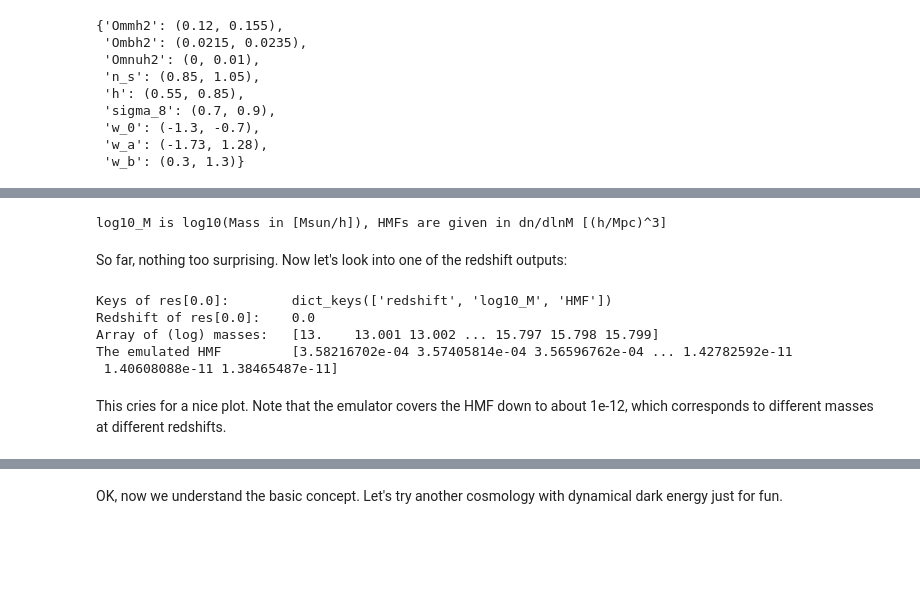
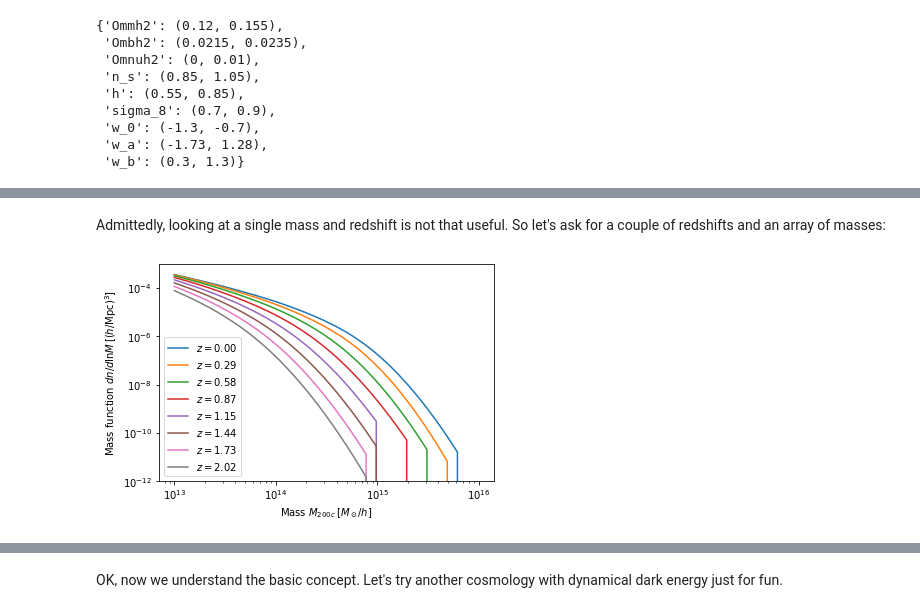
Before and after one commit to SebastianBocquet/MiraTitanHMFemulator, a Jupyter notebook: tutorial.ipynb, the cells around one changed output, grey strips where cells are left out. Cells and saved outputs as stored; diff of their text form; code cells hidden in the pictures; blank space fills up the shorter version.

```diff
--- a/tutorial.ipynb
+++ b/tutorial.ipynb
@@ -60,19 +57,15 @@ dict_keys(['Units', 2.02, 1.61, 1.01, 0.656, 0.434, 0.242, 0.101, 0.0])
-# %%
-print(res['Units'])
-# %% [output]
-log10_M is log10(Mass in [Msun/h]), HMFs are given in dn/dlnM [(h/Mpc)^3]
-# %% [markdown]
-So far, nothing too surprising. Now let's look into one of the redshift outputs:
-# %%
-print("Keys of res[0.0]:\t", res[0.0].keys())
-print("Redshift of res[0.0]:\t", res[0.0]['redshift'])
-print("Array of (log) masses:\t", res[0.0]['log10_M'])
-print("The emulated HMF\t", res[0.0]['HMF'])
-# %% [output]
-Keys of res[0.0]:        dict_keys(['redshift', 'log10_M', 'HMF'])
-Redshift of res[0.0]:    0.0
-Array of (log) masses:   [13.    13.001 13.002 ... 15.797 15.798 15.799]
-The emulated HMF         [3.58216702e-04 3.57405814e-04 3.56596762e-04 ... 1.42782592e-11
- 1.40608088e-11 1.38465487e-11]
-# %% [markdown]
-This cries for a nice plot. Note that the emulator covers the HMF down to about 1e-12, which corresponds to different masses at different redshifts.
+# %% [markdown]
+Admittedly, looking at a single mass and redshift is not that useful. So let's ask for a couple of redshifts and an array of masses:
+# %%
+z = np.linspace(0,2.02,8)
+m = np.logspace(13,16,301)
+res = HMFemu.predict(fiducial_cosmo, z, m)
+
+for i,_z in enumerate(z):
+    plt.loglog(m, res[0][i], label='$z=%.2f$'%_z)
+plt.ylim(1e-12, 1e-3)
+plt.xlabel('Mass $M_{200c}\,[M_\odot/h]$')
+plt.ylabel('Mass function $dn/d\lnM\,[(h/\\mathrm{Mpc})^3]$')
+plt.legend();
+# %% [output]
+[figure, added]
```
Also changed, not shown: parts of 38 cells of this notebook, 35 other files.
